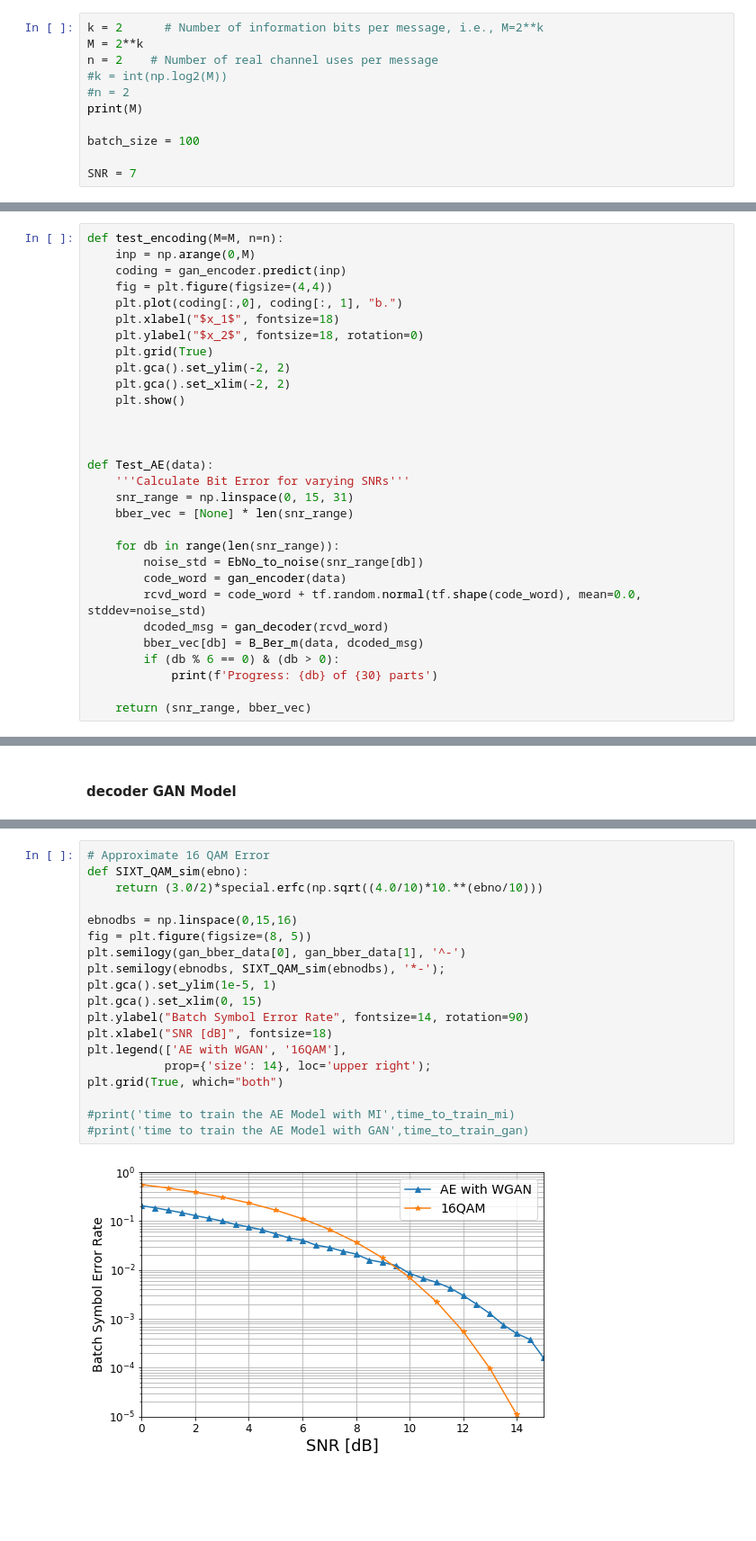
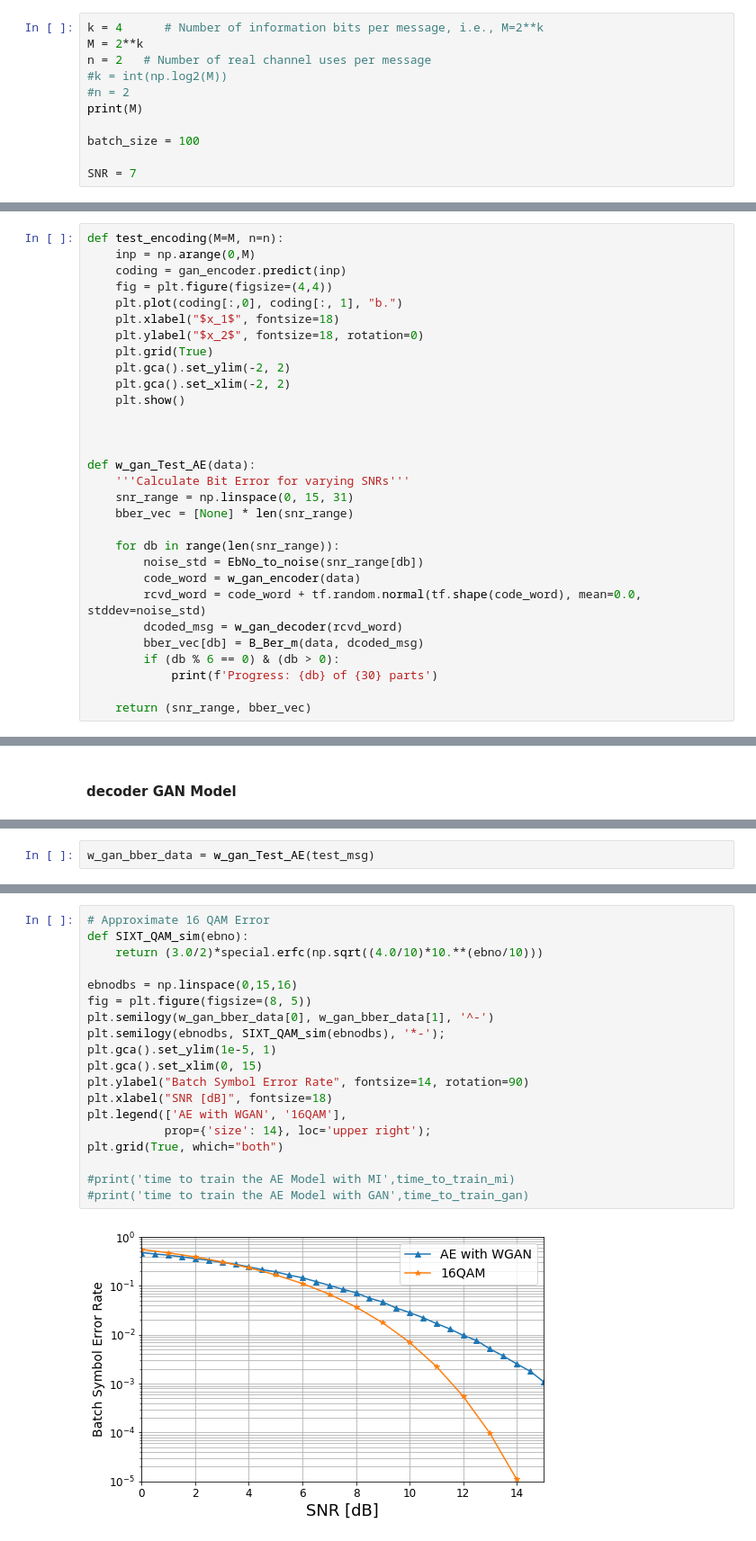
Before and after one commit to YBen1/Autoencoder_communication_system_WGAN_Channel-estimation, a Jupyter notebook: WGAN_Channel_Estimation.ipynb, the cells around one changed output, grey strips where cells are left out. Shown: that part at 90% size. Cells and saved outputs as stored; diff of their text form; blank space fills up the shorter version.

```diff
--- a/WGAN_Channel_Estimation.ipynb
+++ b/WGAN_Channel_Estimation.ipynb
@@ -60,9 +60,9 @@ $M$ - Anzahl der unterschiedlichen Nachrichten \\
 $n$ - channel uses\\
 $N$ - Länge des Rauschvektors
 # %%
-k = 2      # Number of information bits per message, i.e., M=2**k
+k = 4      # Number of information bits per message, i.e., M=2**k
 M = 2**k
-n = 2    # Number of real channel uses per message
+n = 2   # Number of real channel uses per message
 #k = int(np.log2(M))
 #n = 2
 print(M)
@@ -452,16 +445,16 @@ def test_encoding(M=M, n=n):
 
 
 
-def Test_AE(data):
+def w_gan_Test_AE(data):
     '''Calculate Bit Error for varying SNRs'''
     snr_range = np.linspace(0, 15, 31)
     bber_vec = [None] * len(snr_range)
 
     for db in range(len(snr_range)):
         noise_std = EbNo_to_noise(snr_range[db])
-        code_word = gan_encoder(data)
+        code_word = w_gan_encoder(data)
         rcvd_word = code_word + tf.random.normal(tf.shape(code_word), mean=0.0, stddev=noise_std)
-        dcoded_msg = gan_decoder(rcvd_word)
+        dcoded_msg = w_gan_decoder(rcvd_word)
         bber_vec[db] = B_Ber_m(data, dcoded_msg)
         if (db % 6 == 0) & (db > 0):
             print(f'Progress: {db} of {30} parts')
@@ -573,0 +559,2 @@ Progress: 30 of 30 parts
+# %%
+w_gan_bber_data = w_gan_Test_AE(test_msg)
@@ -574,21 +567,21 @@ Progress: 30 of 30 parts
 # %%
 # Approximate 16 QAM Error
 def SIXT_QAM_sim(ebno):
     return (3.0/2)*special.erfc(np.sqrt((4.0/10)*10.**(ebno/10)))
 
 ebnodbs = np.linspace(0,15,16)
 fig = plt.figure(figsize=(8, 5))
-plt.semilogy(gan_bber_data[0], gan_bber_data[1], '^-')
+plt.semilogy(w_gan_bber_data[0], w_gan_bber_data[1], '^-')
 plt.semilogy(ebnodbs, SIXT_QAM_sim(ebnodbs), '*-');
 plt.gca().set_ylim(1e-5, 1)
 plt.gca().set_xlim(0, 15)
 plt.ylabel("Batch Symbol Error Rate", fontsize=14, rotation=90)
 plt.xlabel("SNR [dB]", fontsize=18)
 plt.legend(['AE with WGAN', '16QAM'],
            prop={'size': 14}, loc='upper right');
 plt.grid(True, which="both")
 
 #print('time to train the AE Model with MI',time_to_train_mi)
 #print('time to train the AE Model with GAN',time_to_train_gan)
 # %% [output]
-[figure, old version]
+[figure, new version]
```
Also changed, not shown: parts of 17 cells of this notebook.
